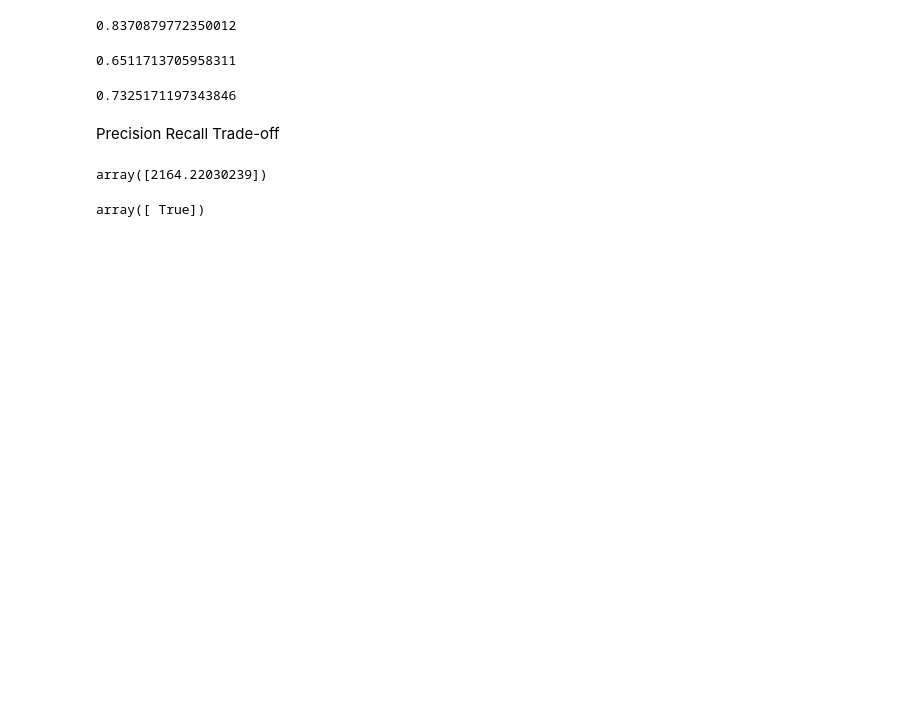
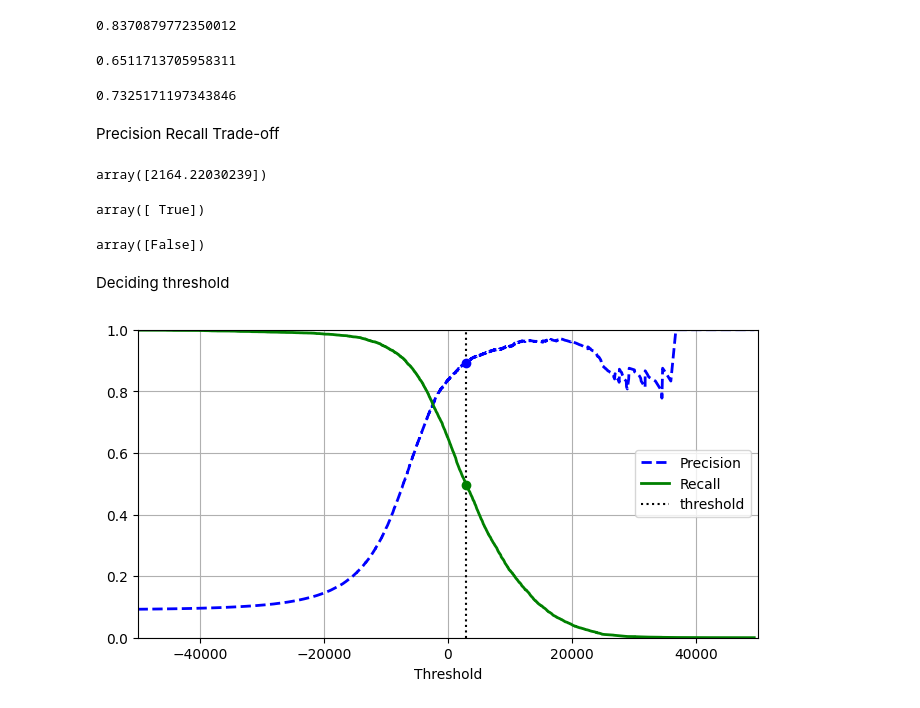
Before and after one commit to LaCoddde/ML, a Jupyter notebook: Classification/classification.ipynb, the cells around one changed output. Drawn from its saved outputs; the diff is of its cells as text; code cells hidden in the pictures; blank space fills up the shorter version.

```diff
--- a/Classification/classification.ipynb
+++ b/Classification/classification.ipynb
@@ -190,3 +190,41 @@ y_some_digit_pred = (y_scores > threshold)
 y_some_digit_pred
 # %% [output]
 array([ True])
+# %%
+# SDGClassifier uses a threshold of 0, so the previous code returns the same result as the predict() method
+# Let's raise the threshold
+
+threshold = 3000
+y_some_digit_pred = (y_scores > threshold)
+y_some_digit_pred
+# %% [output]
+array([False])
+# %% [markdown]
+Deciding threshold
+# %%
+# use cross_val_predict() to get the scores of all instances in the training set
+# specify that you want to return decision scores instead of predictions
+
+y_scores = cross_val_predict(sgd_clf, X_train, y_train_5, cv=3, method='decision_function')
+# %%
+from sklearn.metrics import precision_recall_curve
+
+precisions, recalls, thresholds = precision_recall_curve(y_train_5, y_scores)
+# %%
+plt.figure(figsize=(8, 4))  # extra code – it's not needed, just formatting
+plt.plot(thresholds, precisions[:-1], "b--", label="Precision", linewidth=2)
+plt.plot(thresholds, recalls[:-1], "g-", label="Recall", linewidth=2)
+plt.vlines(threshold, 0, 1.0, "k", "dotted", label="threshold")
+
+# extra code – this section just beautifies and saves Figure 3–5
+idx = (thresholds >= threshold).argmax()  # first index ≥ threshold
+plt.plot(thresholds[idx], precisions[idx], "bo")
+plt.plot(thresholds[idx], recalls[idx], "go")
+plt.axis([-50000, 50000, 0, 1])
+plt.grid()
+plt.xlabel("Threshold")
+plt.legend(loc="center right")
+
+plt.show()
+# %% [output]
+[figure, added]
```
Also changed, not shown: parts of 17 cells of this notebook.
